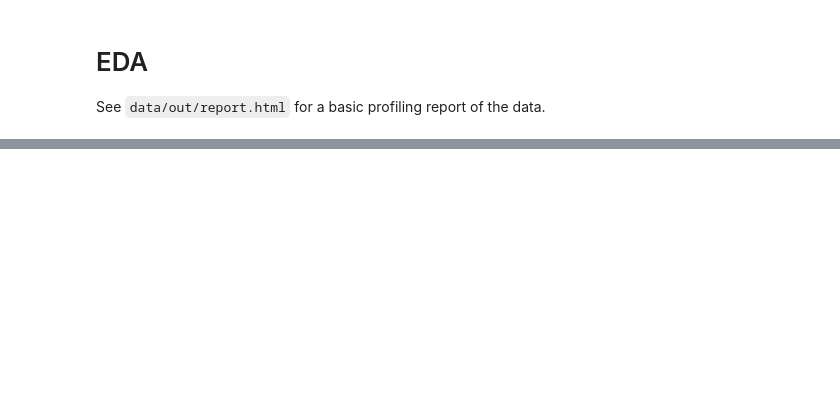
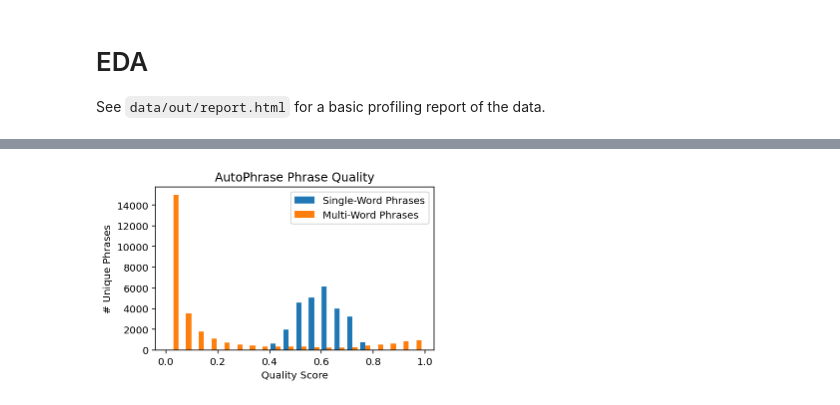
Before and after one commit to A04-Capstone-Group-02/movie-analysis, a Jupyter notebook: notebooks/eda.ipynb, the cells around one changed output, grey strips where cells are left out. Drawn from its saved outputs; the diff is of its cells as text; code cells hidden in the pictures; blank space fills up the shorter version.

```diff
--- a/notebooks/eda.ipynb
+++ b/notebooks/eda.ipynb
@@ -16,3 +16,13 @@ df.head()
 | 2 | Corbett and Courtney Before the K... | 1894-11-17 | NaN | NaN | [Silent film] | [United States of America] | [Short Film, Silent film, Indie, ... | James J. Corbett and Peter Courtn... | [hero, boxing] |
 | 3 | La Mer | 1895-01-01 | NaN | 0.633333 | [Silent film] | [France] | [Short Film, Silent film, Indie, ... | This 38 second film has a very si... | [jetty, film, water] |
 | 4 | Autour d'une cabine | 1895-01-01 | NaN | 15.000000 | [Silent film] | [France] | [Short Film, Silent film, Animati... | The film consists of a series of ... | [play, swimming, film, beach, wat... |
+# %%
+single, multi = [pd.read_csv(f'../model/autophrase/{f}', header=None, index_col=1, sep='\t', squeeze=True)
+                 for f in ('AutoPhrase_single-word.txt', 'AutoPhrase_multi-words.txt')]
+# %%
+fig, ax = plt.subplots(figsize=(5, 3))
+ax.hist([single, multi], bins=20, label=['Single-Word Phrases', 'Multi-Word Phrases'])
+ax.set(title='AutoPhrase Phrase Quality', xlabel='Quality Score', ylabel='# Unique Phrases')
+ax.legend(loc='upper right');
+# %% [output]
+[figure, added]
```
Also changed, not shown: parts of 1 cell of this notebook.
